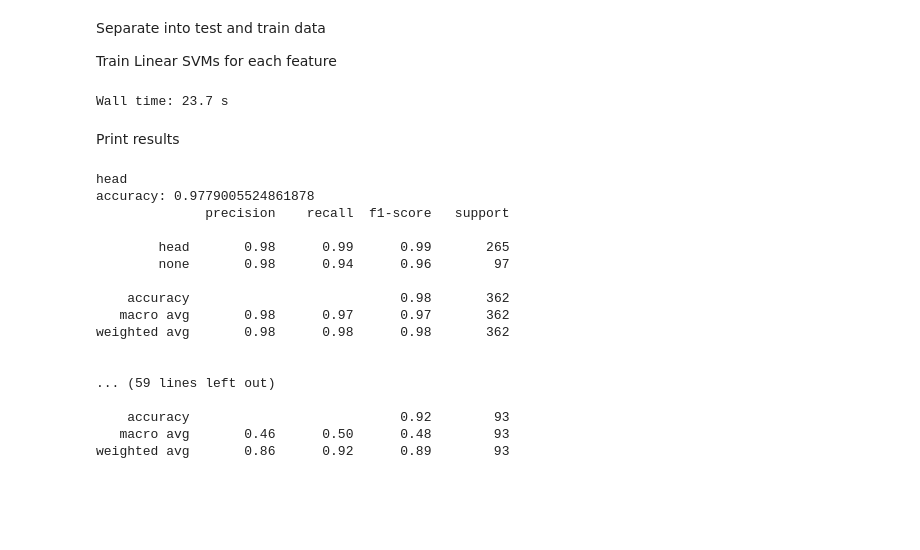
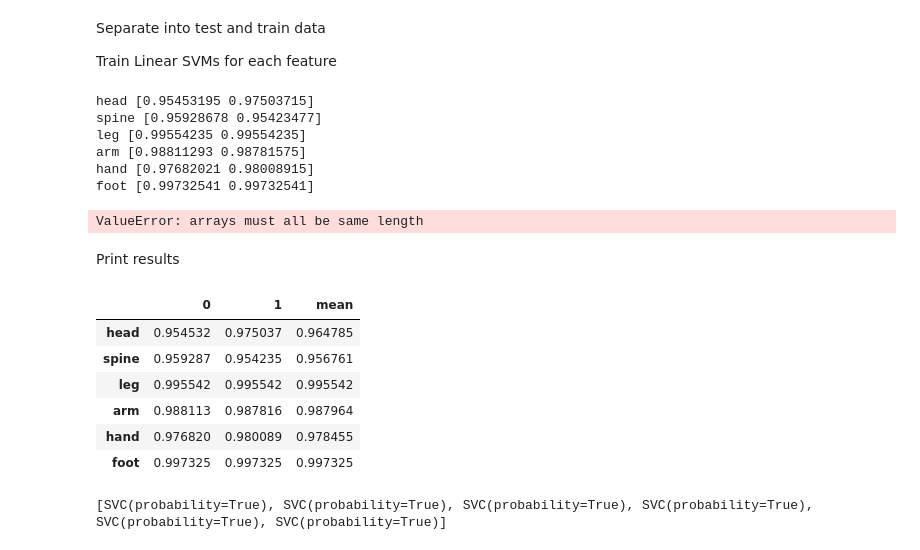
Before and after one commit to ZnFarha/Project3-1, a Jupyter notebook: src/HOG/SVM_Training.ipynb, the cells around one changed output. Drawn from its saved outputs; the diff is of its cells as text; code cells hidden in the pictures; blank space fills up the shorter version.

```diff
--- a/src/HOG/SVM_Training.ipynb
+++ b/src/HOG/SVM_Training.ipynb
@@ -117,7 +119,7 @@ Compute HOG features
 # %%
 %%time
 from Hog import compute_hog
-feature_images['hog'] = feature_images['resized_pixels'].apply(compute_hog)
+feature_images.loc[:,'hog'] = feature_images['resized_pixels'].apply(compute_hog)
 feature_images
 # %% [output]
 A value is trying to be set on a copy of a slice from a DataFrame.
@@ -147,70 +155,63 @@ Train Linear SVMs for each feature
 import numpy as np
 from sklearn import svm
 from sklearn.metrics import classification_report,accuracy_score
+from sklearn.model_selection import cross_val_score
+
 feature_svm = []
 fully_trained = []
 accuracy = []
 classification_rep = []
 for feature in feature_names:
-    df = feature_images[feature_images['class'].isin([feature, 'none'])]
+    print(feature, end=" ")
+    # Have each SVM think that other features are actually 'none'
+    df = feature_images.copy(deep=True)
+    not_cur = feature_names[:]
+    not_cur.remove(feature)
+    df['class'] = df['class'].replace(not_cur,'none')
+
+    df = df[df['class'].isin([feature, 'none'])]
 
     labels =  np.array(df['class']).reshape(len(df['class']),1)
     hog_features = np.stack(df['hog'], axis=1)[0]
     data = np.hstack((hog_features,labels))
 
-    np.random.shuffle(data)
-    percentage = 80
-    partition = int(len(data)*percentage/100)
+    clf = svm.SVC(probability=True)
+    scores = cross_val_score(clf, hog_features, labels.ravel(), cv=2)
 
-    x_train, x_test = data[:partition,:-1],  data[partition:,:-1]
-    y_train, y_test = data[:partition,-1:].ravel() , data[partition:,-1:].ravel()
-
-    clf = svm.SVC(probability=True)
-    clf.fit(x_train,y_train)
+    print(scores)
 
     clf2 = svm.SVC(probability=True)
     clf2.fit(data[:len(data),:-1],data[:len(data),-1:].ravel())
 
-    y_pred = clf.predict(x_test)
+    fully_trained.append(clf2)
+    accuracy.append(scores)
 
-    fully_trained.append(clf2)
-    feature_svm.append(clf)
-    accuracy.append(accuracy_score(y_test, y_pred))
-    classification_rep.append(classification_report(y_test, y_pred))
-
-results = pd.DataFrame({'feature': feature_names, 'svm': feature_svm, 'accuracy': accuracy, 'classification report': classification_rep})
+results = pd.DataFrame({'feature': feature_names, 'svm': feature_svm, 'accuracy': accuracy})
 # %% [output]
-Wall time: 23.7 s
+head [0.95453195 0.97503715]
+spine [0.95928678 0.95423477]
+leg [0.99554235 0.99554235]
+arm [0.98811293 0.98781575]
+hand [0.97682021 0.98008915]
+foot [0.99732541 0.99732541]
+ValueError: arrays must all be same length
 # %% [markdown]
 Print results
 # %%
-for idx,row in results.iterrows():
-    print(row['feature'])
-    print('accuracy: '+str(row['accuracy']))
-    print(row['classification report'])
-    print('\n')
+a = pd.DataFrame(accuracy, index=feature_names)
+a['mean'] = a.mean(axis=1)
+a
 # %% [output]
-head
-accuracy: 0.9779005524861878
-              precision    recall  f1-score   support
-
-        head       0.98      0.99      0.99       265
-        none       0.98      0.94      0.96        97
-
-    accuracy                           0.98       362
-   macro avg       0.98      0.97      0.97       362
-weighted avg       0.98      0.98      0.98       362
-
-
-... (59 lines left out)
-
-    accuracy                           0.92        93
-   macro avg       0.46      0.50      0.48        93
-weighted avg       0.86      0.92      0.89        93
+|  | 0 | 1 | mean |
+| head | 0.954532 | 0.975037 | 0.964785 |
+| spine | 0.959287 | 0.954235 | 0.956761 |
+| leg | 0.995542 | 0.995542 | 0.995542 |
+| arm | 0.988113 | 0.987816 | 0.987964 |
+| hand | 0.976820 | 0.980089 | 0.978455 |
+| foot | 0.997325 | 0.997325 | 0.997325 |
 # %%
 import pickle
 from pathlib import Path
-
 svm_folder =  pwd+"/SVM/"
 for clf in fully_trained:
     class_ = clf.classes_
@@ -219,3 +220,5 @@ for clf in fully_trained:
     pkl_filename = class_[0]+'.pkl'
     with open(svm_folder+pkl_filename, 'wb+') as file:
         pickle.dump(clf, file)
+# %% [output]
+[SVC(probability=True), SVC(probability=True), SVC(probability=True), SVC(probability=True), SVC(probability=True), SVC(probability=True)]
```
Also changed, not shown: parts of 4 cells of this notebook, 18 other files.
